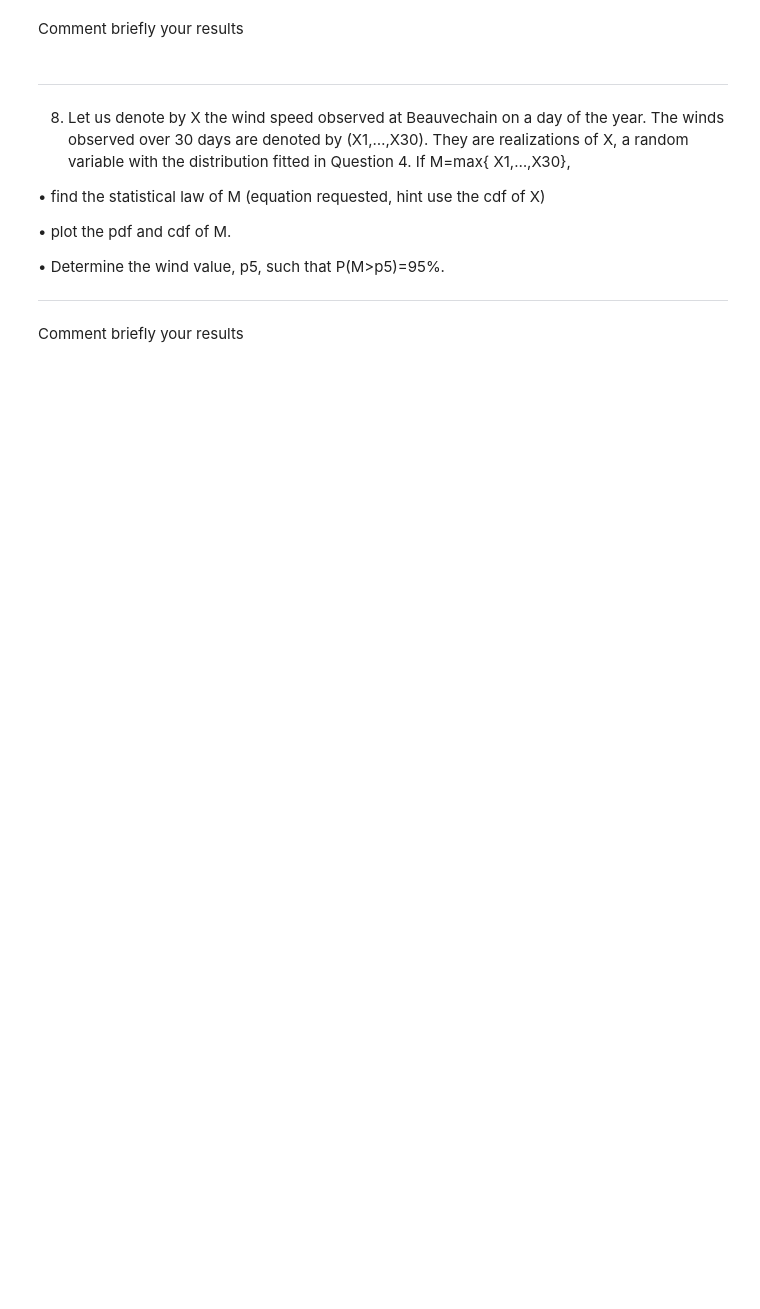
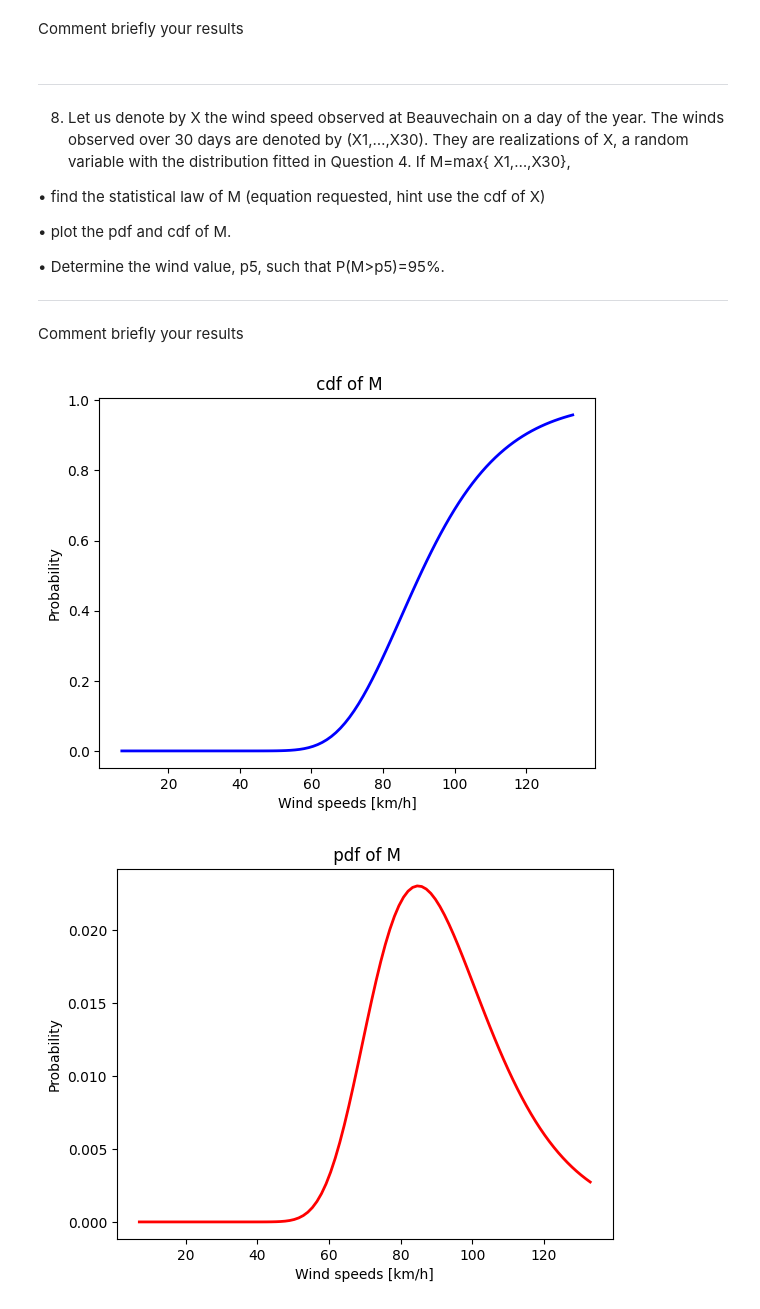
Before and after one commit to Albanedns/Hackathon, a Jupyter notebook: hackathon 1/code/hackathon.ipynb, the cells around one changed output. Drawn from its saved outputs; the diff is of its cells as text; code cells hidden in the pictures; blank space fills up the shorter version.

```diff
--- a/hackathon 1/code/hackathon.ipynb
+++ b/hackathon 1/code/hackathon.ipynb
@@ -449,0 +448,19 @@ Comment briefly your results
+# %%
+# Code here
+a, loc, scale  = sc.gamma.fit(data = data_B_FG)
+y  = np.linspace(min(data_B_FG),max(data_B_FG),100)
+y_cdf = np.power(sc.gamma.cdf(y, a = a, scale= scale, loc = loc),30)
+y_pdf = 30* sc.gamma.pdf(y,a=a,scale=scale,loc =loc)* np.power(sc.gamma.cdf(y, a=a, scale = scale, loc=loc),29)
+plt.plot(y,y_cdf,'b',lw=2)
+plt.xlabel('Wind speeds [km/h]')
+plt.ylabel('Probability')
+plt.title(' cdf of M')
+plt.show()
+plt.plot(y,y_pdf,'r',lw=2)
+plt.xlabel('Wind speeds [km/h]')
+plt.ylabel('Probability')
+plt.title(' pdf of M')
+plt.show()
+# %% [output]
+[figure, added]
+[figure, added]
```
Also changed, not shown: parts of 5 cells of this notebook.
